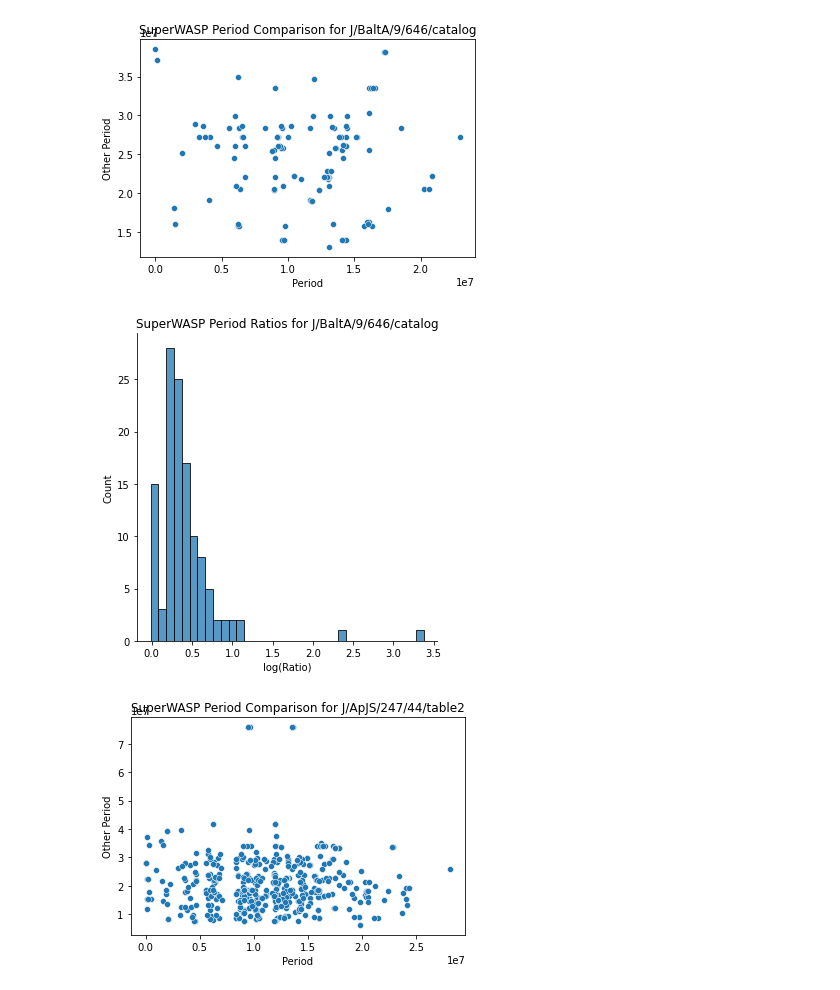
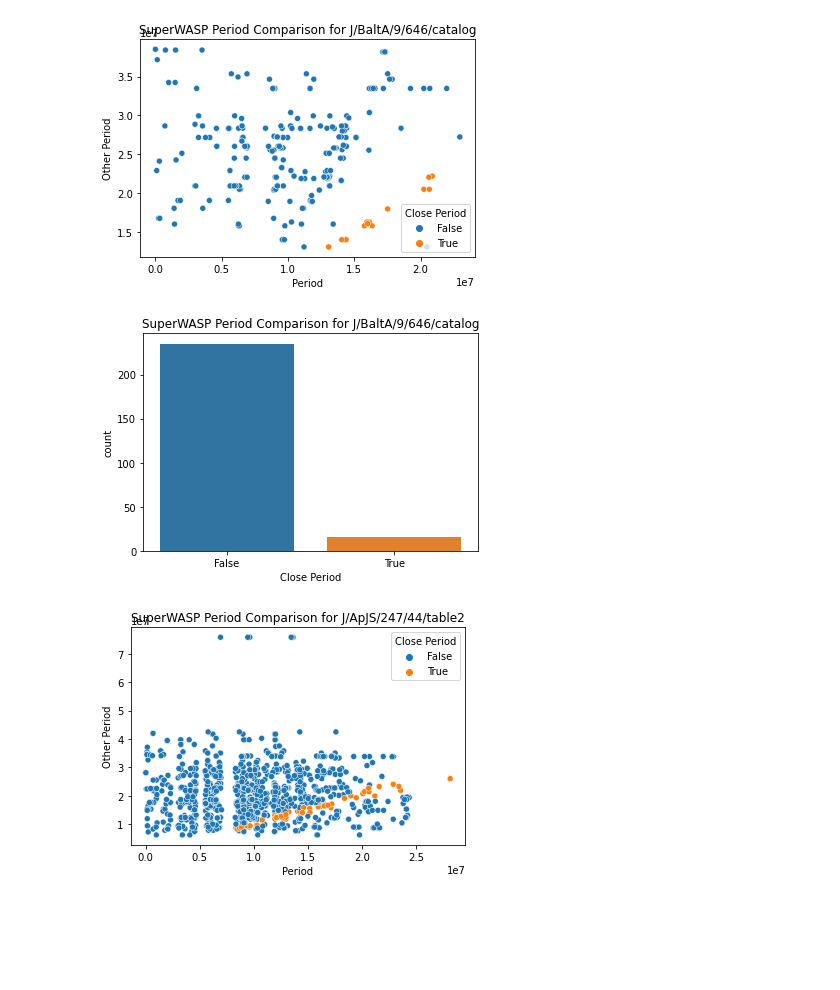
Before and after one commit to adammcmaster/superwasp-tools, a Jupyter notebook: crossref/period_comparison.ipynb, the cells around one changed output. Saved outputs shown, nothing was run; the diff lists cells and outputs as text; code cells hidden in the pictures; blank space fills up the shorter version.

Commit message:
Determine whether each period is close to the catalogue period

```diff
--- a/crossref/period_comparison.ipynb
+++ b/crossref/period_comparison.ipynb
@@ -16,25 +16,40 @@ from catalogues import Catalogue
 
 import swasputils
 # %%
-superwasp_sources = swasputils.UnifiedSubjects().get_workflow(swasputils.MAIN_WORKFLOW).real.df
+superwasp_sources = swasputils.UnifiedSubjects().get_workflow(swasputils.MAIN_WORKFLOW).df
+#superwasp_sources = swasputils.UnifiedSubjects().get_workflow(swasputils.MAIN_WORKFLOW).real.df
 superwasp_sources['SuperWASP Coords'] = superwasp_sources['SWASP ID'].replace(r'^1SWASP', '', regex=True)
 superwasp_periods = Table.from_pandas(superwasp_sources[['Period', 'SuperWASP Coords']])
 # %%
 for catalogue in Catalogue.all():
     matched_table = catalogue.matched_table
     matched_table['Other Period'] = matched_table[catalogue.per_col].to(u.second)
     matched_periods = join(matched_table[['Other Period', 'SuperWASP Coords']], superwasp_periods, join_type='inner').to_pandas()
     matched_periods['log(Period)'] = numpy.log10(matched_periods['Period'])
     matched_periods['log(Other Period)'] = numpy.log10(matched_periods['Other Period'])
     matched_periods['Ratio'] = matched_periods['Other Period'] / matched_periods['Period']
     matched_periods['log(Ratio)'] = numpy.log10(matched_periods['Ratio'])
+    matched_periods['Close Period'] = numpy.isclose(
+        matched_periods['Period'],
+        matched_periods['Other Period'],
+        atol=0,
+        rtol=1e-1, # To do: Figure out a justifiable value for this!
+    )
 
-    seaborn.scatterplot(data=matched_periods, x='Period', y='Other Period').set(title=f'SuperWASP Period Comparison for {catalogue}')
+    seaborn.scatterplot(
+        data=matched_periods,
+        x='Period',
+        y='Other Period',
+        hue='Close Period',
+    ).set(title=f'SuperWASP Period Comparison for {catalogue}')
     plt.show()
 
-    seaborn.displot(data=matched_periods, x="log(Ratio)").set(title=f'SuperWASP Period Ratios for {catalogue}')
+    #seaborn.displot(data=matched_periods, x="log(Ratio)").set(title=f'SuperWASP Period Ratios for {catalogue}')
+    #plt.show()
+
+    seaborn.countplot(data=matched_periods, x='Close Period').set(title=f'SuperWASP Period Comparison for {catalogue}')
     plt.show()
 # %% [output]
-[figure, old version]
+[figure, new version]
-[figure, old version]
+[figure, new version]
-[figure, old version]
+[figure, new version]
```
Also changed, not shown: parts of 1 cell of this notebook.
